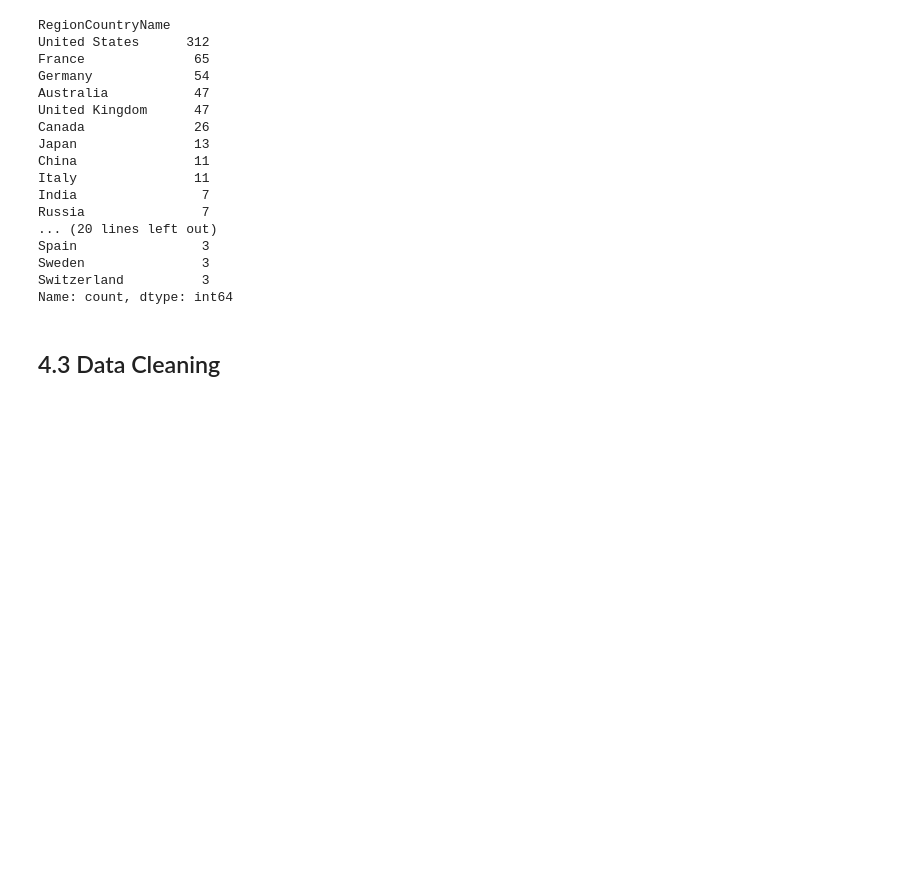
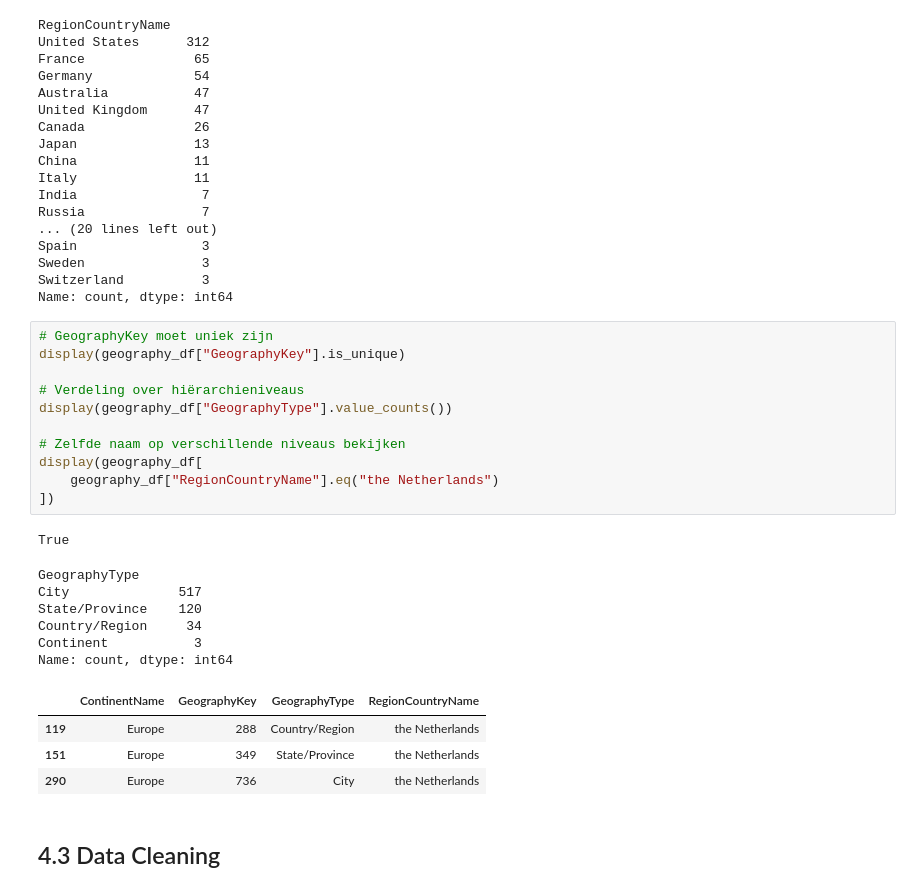
Before and after one commit to Jcpvanbers/Datasets-minor, a Jupyter notebook: Data analyse Contoso.ipynb, the cells around one changed output. Saved outputs shown, nothing was run; the diff lists cells and outputs as text; blank space fills up the shorter version.

```diff
--- a/Data analyse Contoso.ipynb
+++ b/Data analyse Contoso.ipynb
@@ -1313,6 +1296,29 @@ Spain                3
 Sweden               3
 Switzerland          3
 Name: count, dtype: int64
+# %%
+# GeographyKey moet uniek zijn
+display(geography_df["GeographyKey"].is_unique)
+
+# Verdeling over hiërarchieniveaus
+display(geography_df["GeographyType"].value_counts())
+
+# Zelfde naam op verschillende niveaus bekijken
+display(geography_df[
+    geography_df["RegionCountryName"].eq("the Netherlands")
+])
+# %% [output]
+True
+GeographyType
+City              517
+State/Province    120
+Country/Region     34
+Continent           3
+Name: count, dtype: int64
+|  | ContinentName | GeographyKey | GeographyType | RegionCountryName |
+| 119 | Europe | 288 | Country/Region | the Netherlands |
+| 151 | Europe | 349 | State/Province | the Netherlands |
+| 290 | Europe | 736 | City | the Netherlands |
 # %% [markdown]
 ## 4.3 Data Cleaning
 # %%
```
Also changed, not shown: parts of 62 cells of this notebook, 5 other files.
